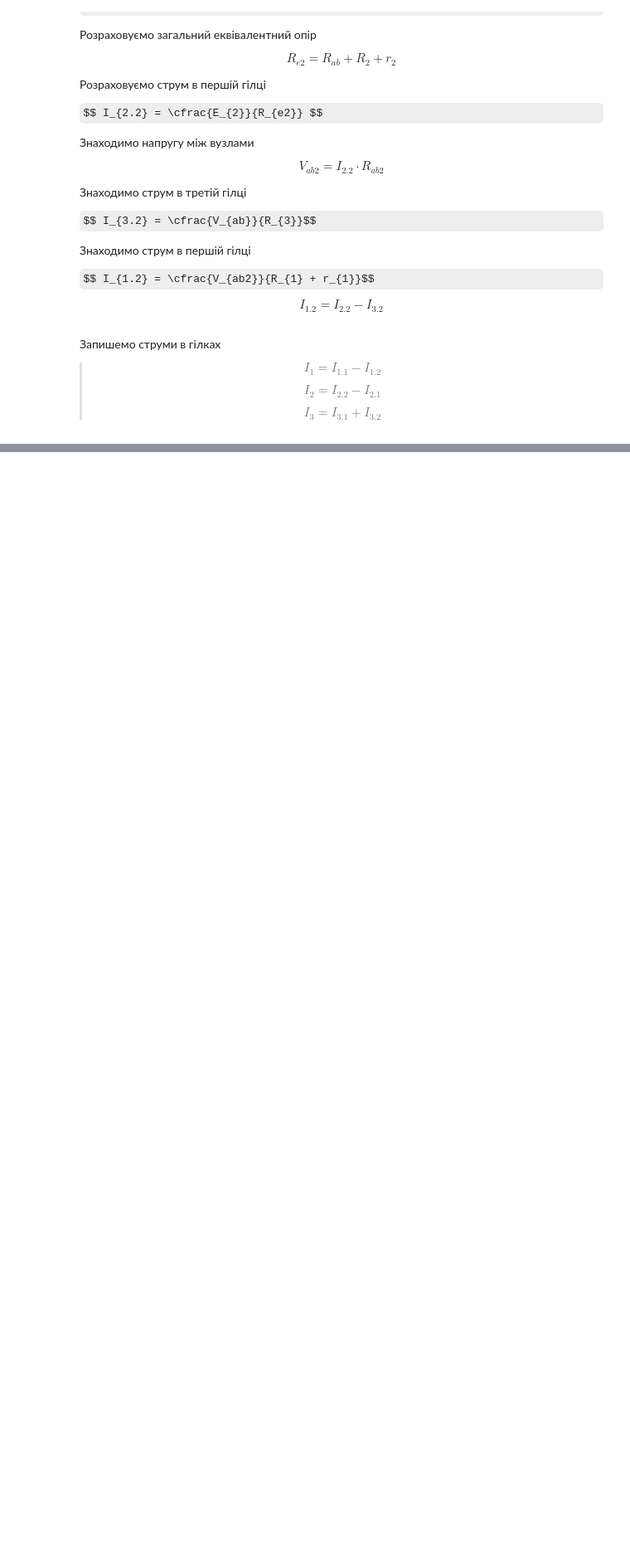
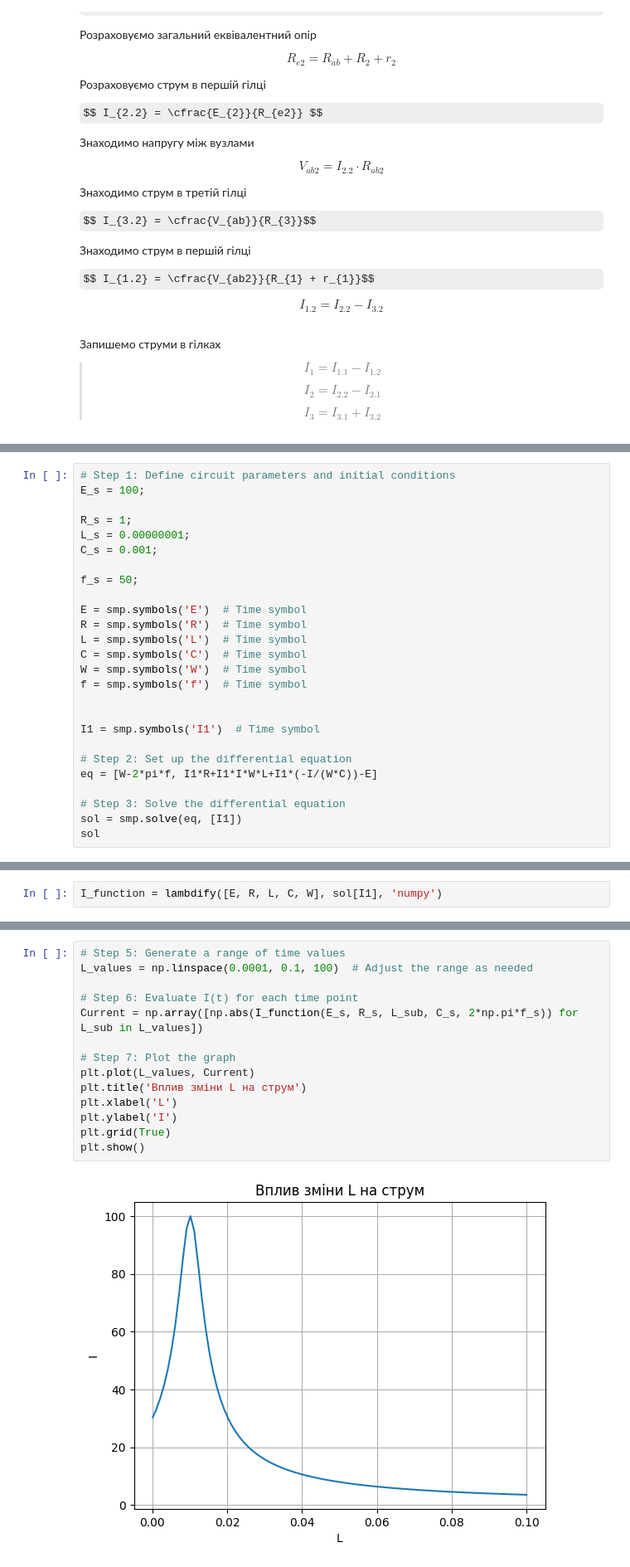
Before and after one commit to vim4all/Lectures_Basics_of_radio_electronics_in_Ukrainian, a Jupyter notebook: Основи радіотехніки_1_частина.ipynb, the cells around one changed output, grey strips where cells are left out. Shown at 83% size. Cells and saved outputs as stored; diff of their text form; some formulas as TeX source; blank space fills up the shorter version.

```diff
--- a/Основи радіотехніки_1_частина.ipynb
+++ b/Основи радіотехніки_1_частина.ipynb
@@ -514,0 +588,26 @@ $$ I_{1.2} = I_{2.2} - I_{3.2}$$
+# %%
+# Step 1: Define circuit parameters and initial conditions
+E_s = 100;
+
+R_s = 1;
+L_s = 0.00000001;
+C_s = 0.001;
+
+f_s = 50;
+
+E = smp.symbols('E')  # Time symbol
+R = smp.symbols('R')  # Time symbol
+L = smp.symbols('L')  # Time symbol
+C = smp.symbols('C')  # Time symbol
+W = smp.symbols('W')  # Time symbol
+f = smp.symbols('f')  # Time symbol
+
+
+I1 = smp.symbols('I1')  # Time symbol
+
+# Step 2: Set up the differential equation
+eq = [W-2*pi*f, I1*R+I1*I*W*L+I1*(-I/(W*C))-E]
+
+# Step 3: Solve the differential equation
+sol = smp.solve(eq, [I1])
+sol
@@ -514,0 +622,2 @@ $$ I_{1.2} = I_{2.2} - I_{3.2}$$
+# %%
+I_function = lambdify([E, R, L, C, W], sol[I1], 'numpy')
@@ -514,0 +636,16 @@ $$ I_{1.2} = I_{2.2} - I_{3.2}$$
+# %%
+# Step 5: Generate a range of time values
+L_values = np.linspace(0.0001, 0.1, 100)  # Adjust the range as needed
+
+# Step 6: Evaluate I(t) for each time point
+Current = np.array([np.abs(I_function(E_s, R_s, L_sub, C_s, 2*np.pi*f_s)) for L_sub in L_values])
+
+# Step 7: Plot the graph
+plt.plot(L_values, Current)
+plt.title('Вплив зміни L на струм')
+plt.xlabel('L')
+plt.ylabel('I')
+plt.grid(True)
+plt.show()
+# %% [output]
+[figure, added]
```
Also changed, not shown: parts of 17 cells of this notebook, 1 other file.
